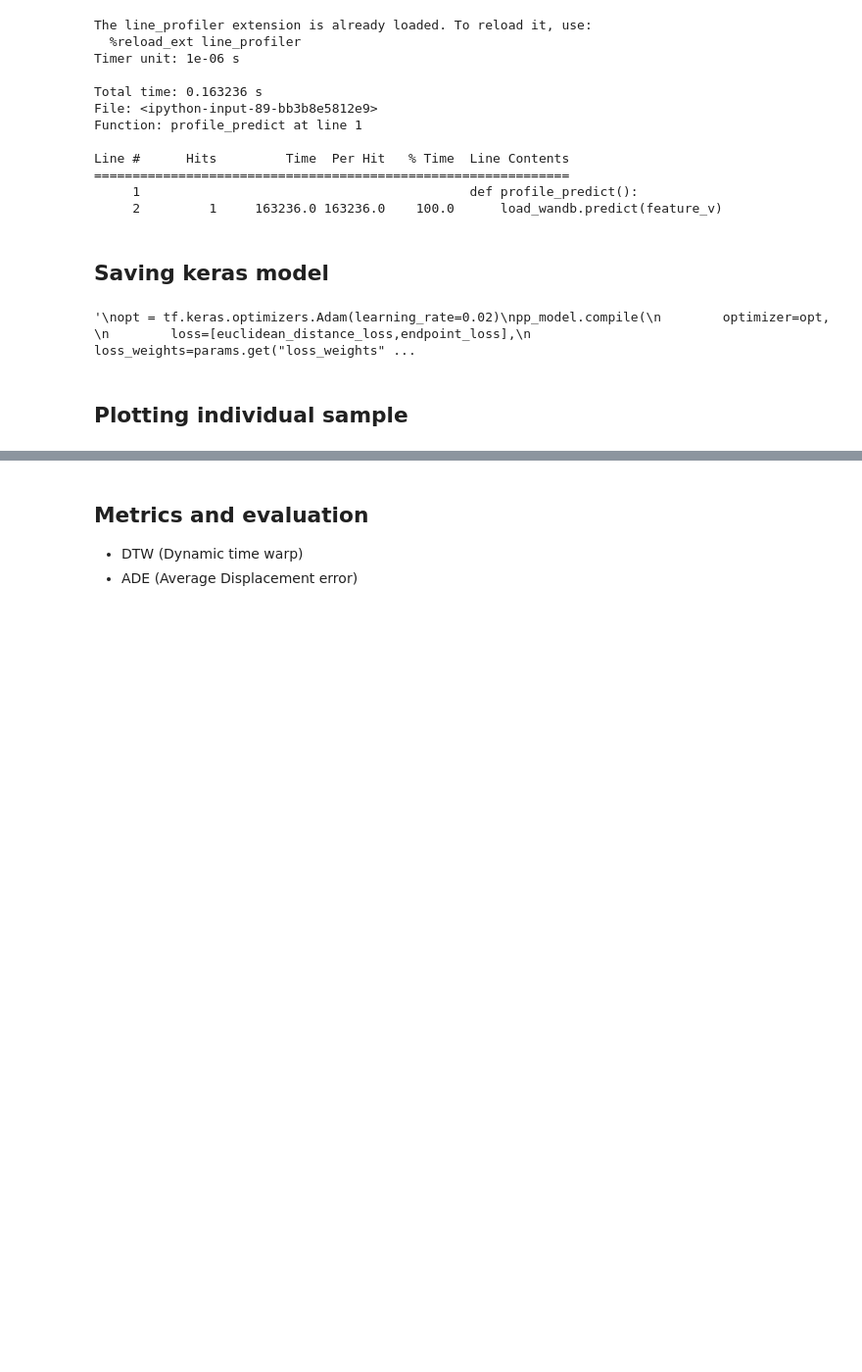
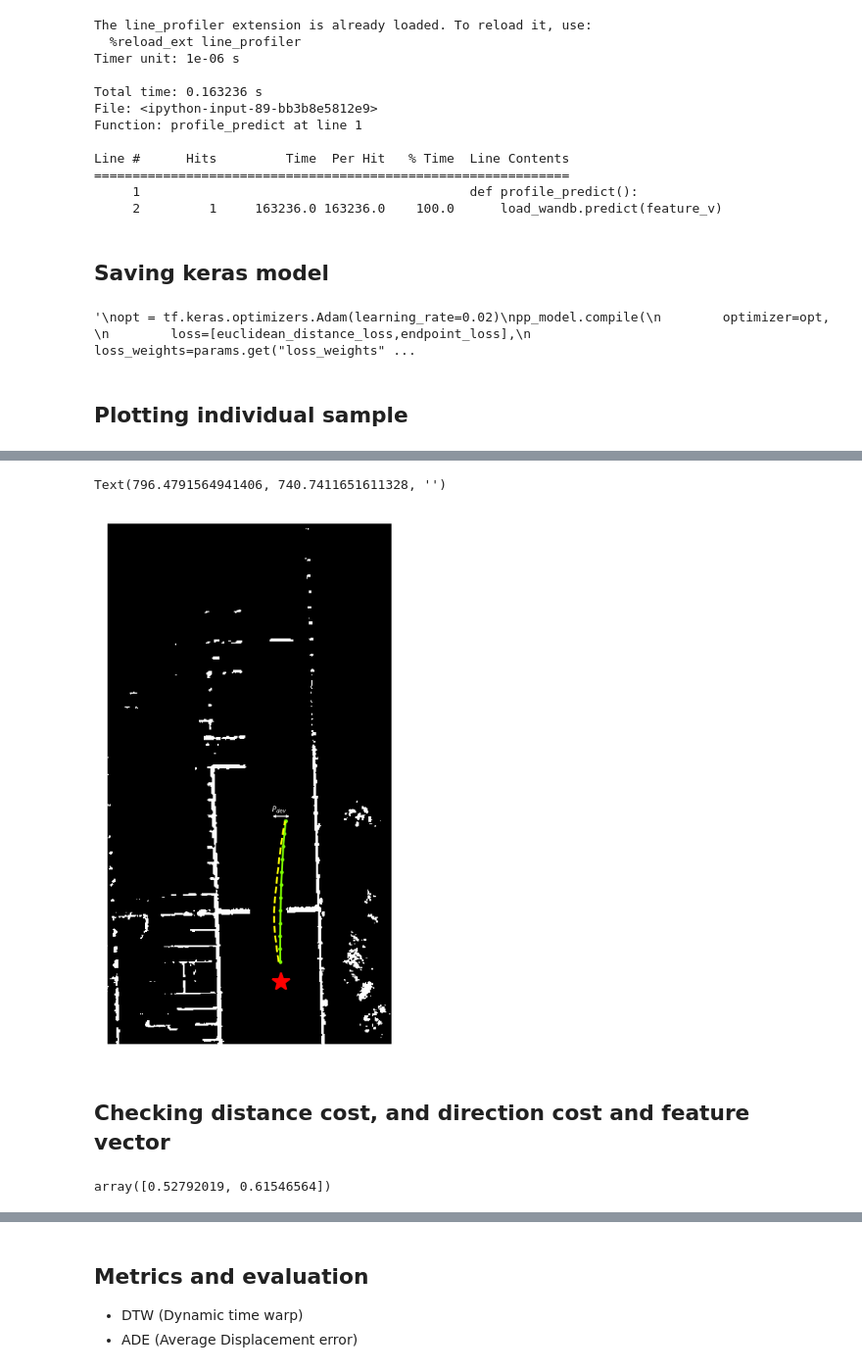
Before and after one commit to saitejamalyala/rosbag2numpy, a Jupyter notebook: test_model_fv.ipynb, the cells around one changed output, grey strips where cells are left out. Shown at 98% size. Cells and saved outputs as stored; diff of their text form; code cells hidden in the pictures; blank space fills up the shorter version.

```diff
--- a/test_model_fv.ipynb
+++ b/test_model_fv.ipynb
@@ -274,0 +364,69 @@ file_name = file_details[idx].numpy().decode('utf-8').replace("cm_fv_paths_odo_u
+# %%
+normalized_factor=1536
+idx=48#107
+plt.figure(figsize=(3,5),dpi=400)
+plt.imshow(cost_map[idx].astype(float),origin='lower',cmap='gray')
+
+#plt.colorbar()
+plt.plot(
+    init_path[idx][:, 0]*normalized_factor,
+    init_path[idx][:, 1]*normalized_factor,
+    "-o",
+    color="lawngreen",
+    markersize=1,
+    linewidth=1,
+)
+plt.plot(
+    opt_path[idx][:, 0]*normalized_factor,
+    opt_path[idx][:, 1]*normalized_factor,
+    "--",
+    color="yellow",
+    markersize=1,
+    linewidth=1,
+)
+
+"""plt.plot(
+    predicted_paths[idx][:, 0]*normalized_factor,
+    predicted_paths[idx][:, 1]*normalized_factor,
+    "--",
+    color="orange",
+    markersize=1,
+    linewidth=1,
+)
+"""
+plt.plot(car_odo[idx][0] *normalized_factor,car_odo[idx][1] *normalized_factor,
+    "*",
+    color="red",
+    markersize=10,
+)
+#plt.legend(['gt_init_path', 'gt_opt_path', 'car_centre'], loc='lower left')
+#plt.legend(['gt_init_path', 'gt_opt_path', 'predicted path','car_centre'], loc='lower left',fontsize=2)
+plt.tight_layout()
+#plt.title(f"Test Index: {idx}",fontsize=3)
+plt.axis("off")
+plt.ylim(500,1050)
+plt.xlim(600,900)
+plt.xticks(fontsize=4)
+plt.yticks(fontsize=4)
+
+
+file_name = file_details[idx].numpy().decode('utf-8').replace("cm_fv_paths_odo_unequal.npz","")
+
+
+arrowprops = dict(arrowstyle="<->,head_length=0.4,head_width=0.2",lw=0.6, alpha=0.9, color='w')
+#bbox=dict(boxstyle="round", alpha=0.7, color='k')
+
+ann_x=init_path[idx][24, 0]*normalized_factor
+ann_y=init_path[idx][24, 1]*normalized_factor
+plt.annotate(s="$P_{dev}$",xy=(ann_x-15,ann_y+10),size=4, color = 'w',rotation=0)
+plt.annotate(s="",xy=(ann_x-18,ann_y+5),xytext=(ann_x+8,ann_y+5),size=3, color = 'w',rotation=90,
+                arrowprops=arrowprops)
+# %% [output]
+Text(796.4791564941406, 740.7411651611328, '')
+[figure, added]
+# %% [markdown]
+## Checking distance cost, and direction cost and feature vector
+# %%
+init_path[idx][0]
+# %% [output]
+array([0.52792019, 0.61546564])
```
Also changed, not shown: parts of 20 cells of this notebook, 8 other files.
